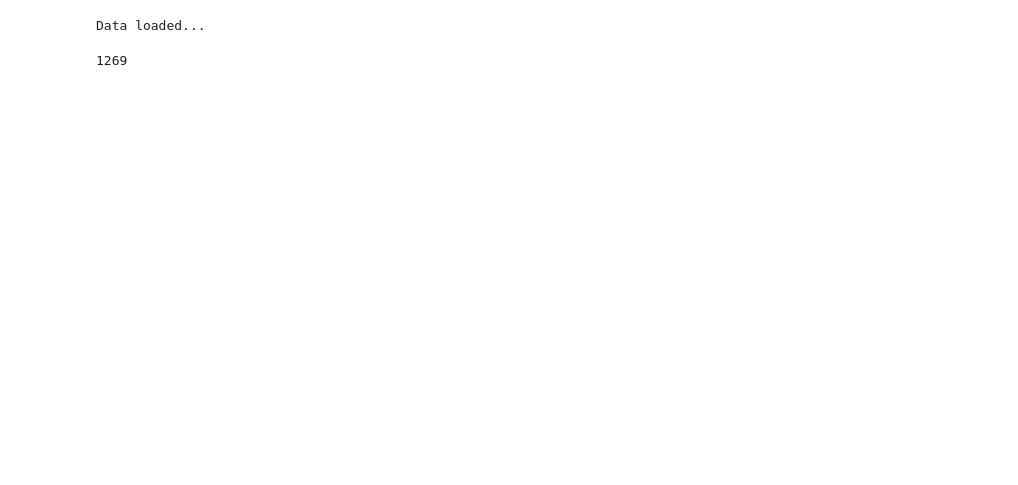
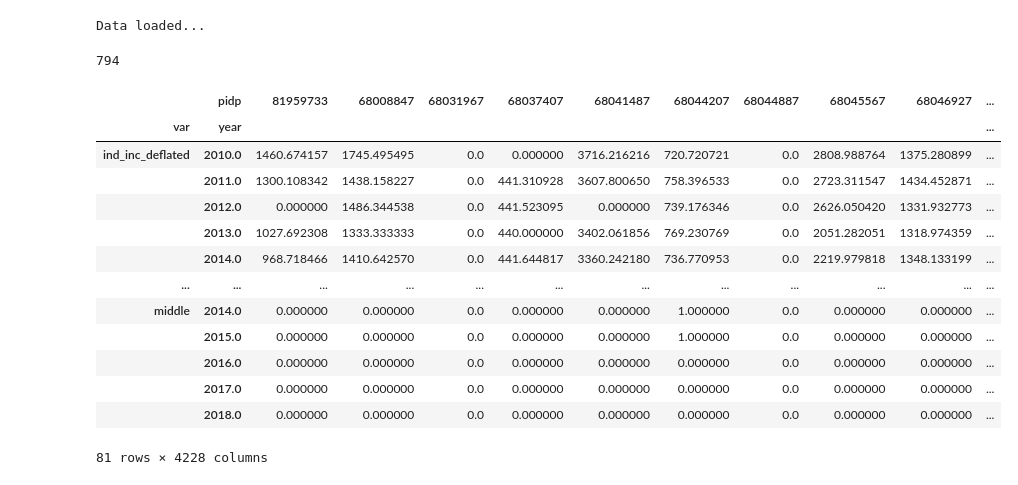
Before and after one commit to centre-for-care/costofcare, a Jupyter notebook: parallalel_isc.ipynb, the cells around one changed output. Drawn from its saved outputs; the diff is of its cells as text; code cells hidden in the pictures; blank space fills up the shorter version.

```diff
--- a/parallalel_isc.ipynb
+++ b/parallalel_isc.ipynb
@@ -9,15 +9,15 @@ from matplotlib.pyplot import figure
 import matplotlib.ticker as mtick
 mpl.rc('font', family='Liberation Sans')
 # %%
-treated = pd.read_csv('./strata/pe_t_hi.csv', index_col=0)
-controls = pd.read_csv('./strata/pe_c_full.csv', index_col=0)
+treated = pd.read_csv('./strata/ii_t_hi_f.csv', index_col=0)
+controls = pd.read_csv('./strata/ii_c_hi_f.csv', index_col=0)
 controls = controls[~(controls.pidp == 1020477375)]
-target_var = 'prob_emp'
+target_var = 'ind_inc_deflated'
 print('Data loaded...')
 len(treated.pidp.unique())
 # %% [output]
 Data loaded...
-1269
+794
 # %%
 samples_fc = get_control_clean(controls, treated, [target_var,
                                  'dvage',
@@ -43,0 +33,4 @@ w_diffs_dc = pd.concat(out_dc['weighted_diff'], axis=1).sort_index()
+# %%
+df_example = samples_fc[28]['data']
+df_example.index = df_example.index.set_names(['var', 'year'])
+df_example.to_csv('original_format.csv')
@@ -43,0 +41,17 @@ w_diffs_dc = pd.concat(out_dc['weighted_diff'], axis=1).sort_index()
+# %%
+df_example
+# %% [output]
+|  | pidp | 81959733 | 68008847 | 68031967 | 68037407 | 68041487 | 68044207 | 68044887 | 68045567 | 68046927 | ... |
+| var | year |  |  |  |  |  |  |  |  |  | ... |
+| ind_inc_deflated | 2010.0 | 1460.674157 | 1745.495495 | 0.0 | 0.000000 | 3716.216216 | 720.720721 | 0.0 | 2808.988764 | 1375.280899 | ... |
+|  | 2011.0 | 1300.108342 | 1438.158227 | 0.0 | 441.310928 | 3607.800650 | 758.396533 | 0.0 | 2723.311547 | 1434.452871 | ... |
+|  | 2012.0 | 0.000000 | 1486.344538 | 0.0 | 441.523095 | 0.000000 | 739.176346 | 0.0 | 2626.050420 | 1331.932773 | ... |
+|  | 2013.0 | 1027.692308 | 1333.333333 | 0.0 | 440.000000 | 3402.061856 | 769.230769 | 0.0 | 2051.282051 | 1318.974359 | ... |
+|  | 2014.0 | 968.718466 | 1410.642570 | 0.0 | 441.644817 | 3360.242180 | 736.770953 | 0.0 | 2219.979818 | 1348.133199 | ... |
+| ... | ... | ... | ... | ... | ... | ... | ... | ... | ... | ... | ... |
+| middle | 2014.0 | 0.000000 | 0.000000 | 0.0 | 0.000000 | 0.000000 | 1.000000 | 0.0 | 0.000000 | 0.000000 | ... |
+|  | 2015.0 | 0.000000 | 0.000000 | 0.0 | 0.000000 | 0.000000 | 1.000000 | 0.0 | 0.000000 | 0.000000 | ... |
+|  | 2016.0 | 0.000000 | 0.000000 | 0.0 | 0.000000 | 0.000000 | 0.000000 | 0.0 | 0.000000 | 0.000000 | ... |
+|  | 2017.0 | 0.000000 | 0.000000 | 0.0 | 0.000000 | 0.000000 | 0.000000 | 0.0 | 0.000000 | 0.000000 | ... |
+|  | 2018.0 | 0.000000 | 0.000000 | 0.0 | 0.000000 | 0.000000 | 0.000000 | 0.0 | 0.000000 | 0.000000 | ... |
+81 rows × 4228 columns
```
Also changed, not shown: parts of 10 cells of this notebook, 4 other files.
